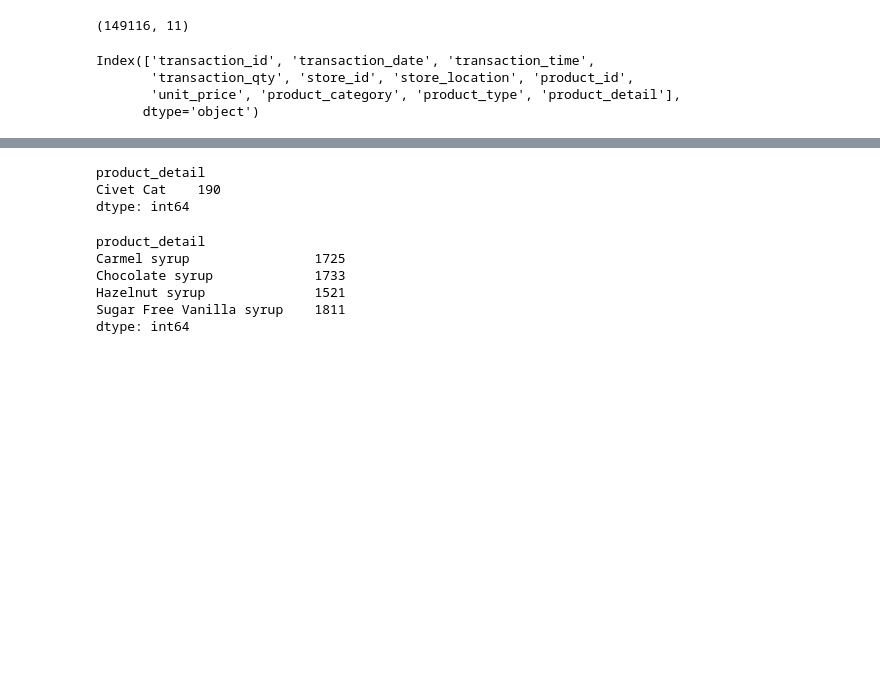
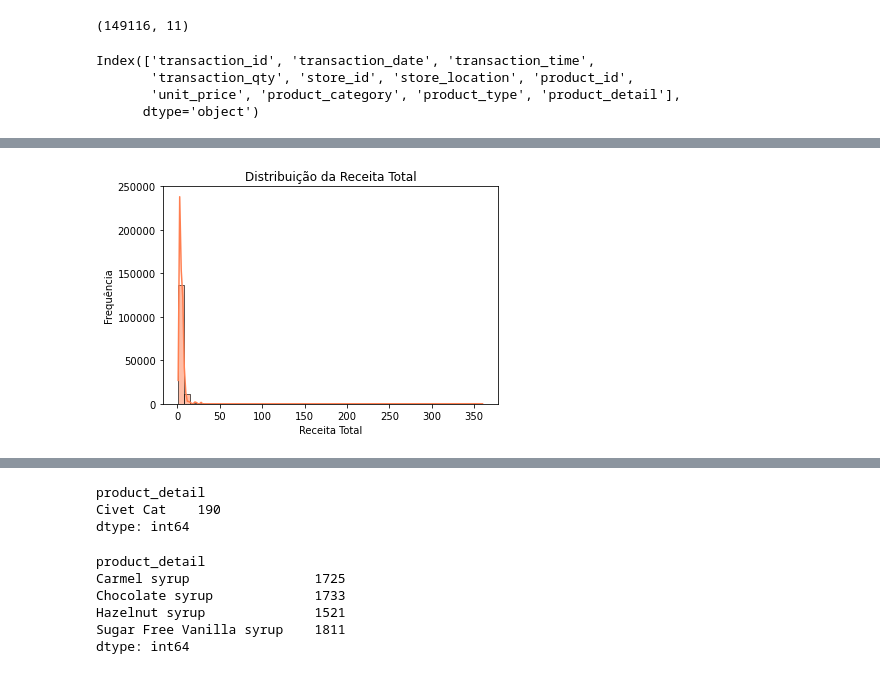
Before and after one commit to YumiiOnoue/Coffee_shop_sales_EDA, a Jupyter notebook: Coffe_Shop_Sale.ipynb, the cells around one changed output, grey strips where cells are left out. Drawn from its saved outputs; the diff is of its cells as text; code cells hidden in the pictures; blank space fills up the shorter version.

```diff
--- a/Coffe_Shop_Sale.ipynb
+++ b/Coffe_Shop_Sale.ipynb
@@ -70,0 +81,8 @@ df[['transaction_qty','unit_price']].describe()
+# %%
+sns.histplot(df['receita_total'], bins=50, kde=True, color='coral')
+plt.title('Distribuição da Receita Total')
+plt.xlabel('Receita Total')
+plt.ylabel('Frequência')
+plt.show()
+# %% [output]
+[figure, added]
```
Also changed, not shown: parts of 8 cells of this notebook.
